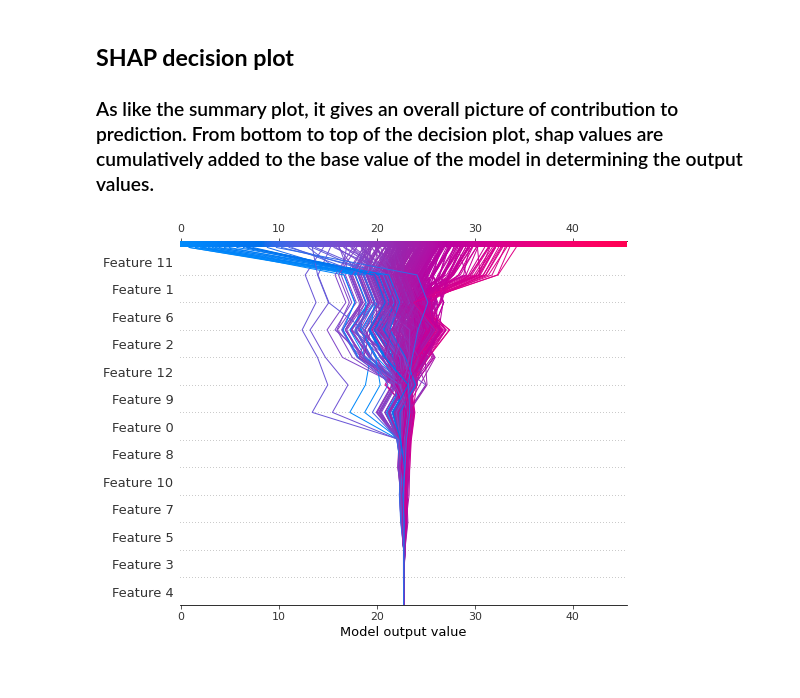
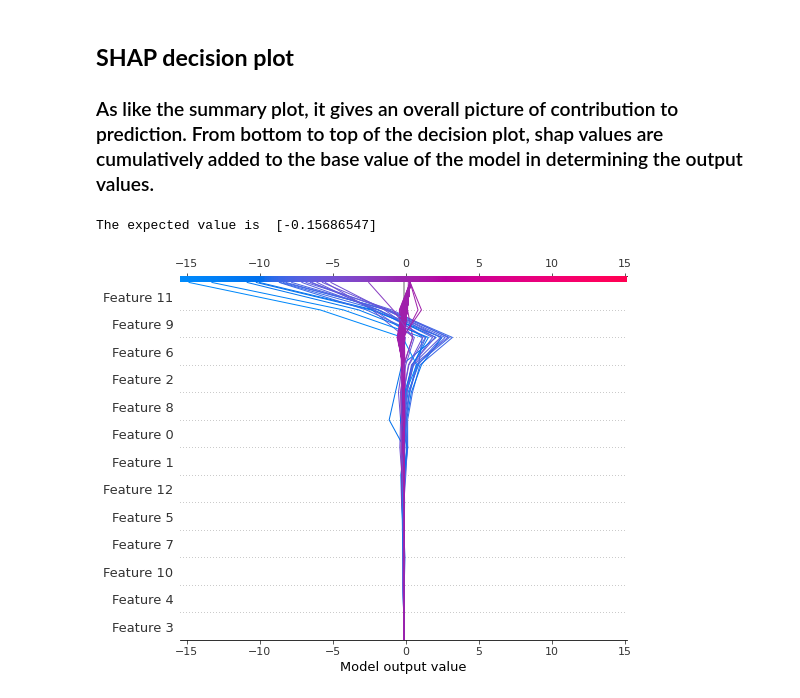
Before and after one commit to mathysgrapotte/deepexplain, a Jupyter notebook: ShapValues/DV_nbk01_shape_values_intro_v1.ipynb, the cells around one changed output. Cells and saved outputs as stored; diff of their text form; code cells hidden in the pictures.

```diff
--- a/ShapValues/DV_nbk01_shape_values_intro_v1.ipynb
+++ b/ShapValues/DV_nbk01_shape_values_intro_v1.ipynb
@@ -277,8 +209,13 @@ shap.dependence_plot('TAX', shap_values[0], X_train, interaction_index='AGE')
 ## **SHAP decision plot**
 
 ###  As like the summary plot, it gives an overall picture of contribution to prediction. From bottom to top of the decision plot, shap values are cumulatively added to the base value of the model in determining the output values.
-# %%
-shap.decision_plot(explainer.expected_value[0], shap_values[0], X_train.values)
-# %% [output]
-[figure, removed]
+# %%
+# decision plot for one instance
+expected_value = explainer.expected_value
+print("The expected value is ", expected_value)
+shap_values = explainer.shap_values(X_train.values)[0]
+shap.decision_plot(expected_value, shap_values, X_train.values)
+# %% [output]
+The expected value is  [-0.15686547]
+[figure, added]
 # %%
```
Also changed, not shown: parts of 20 cells of this notebook.
